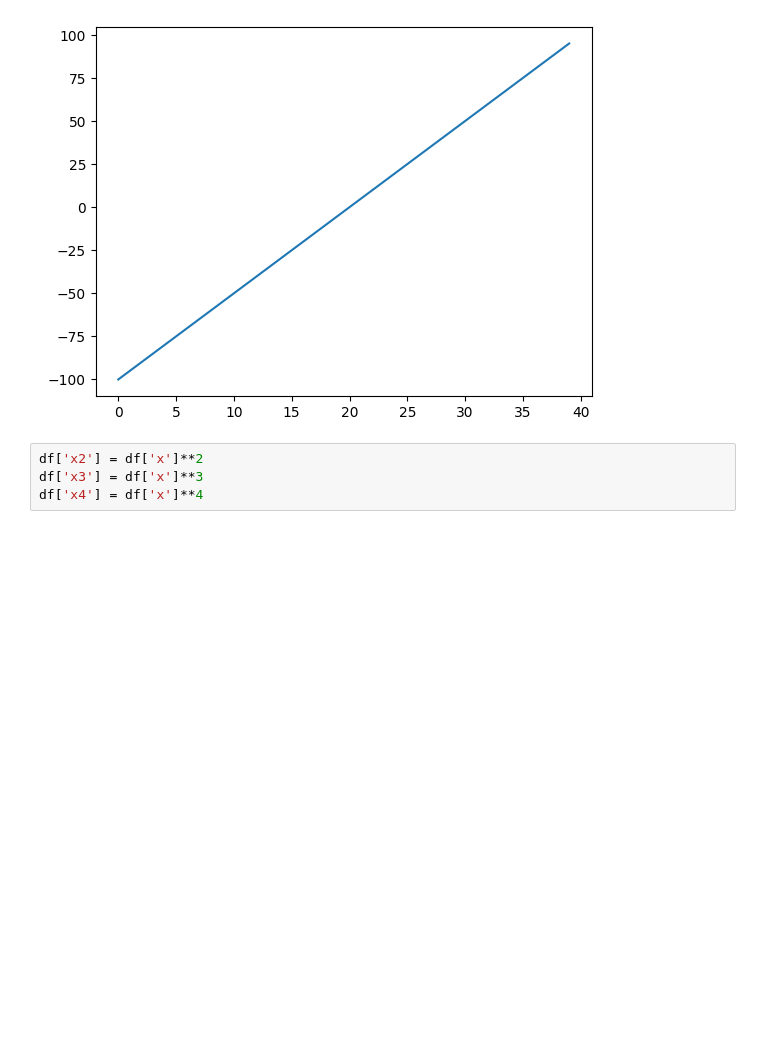
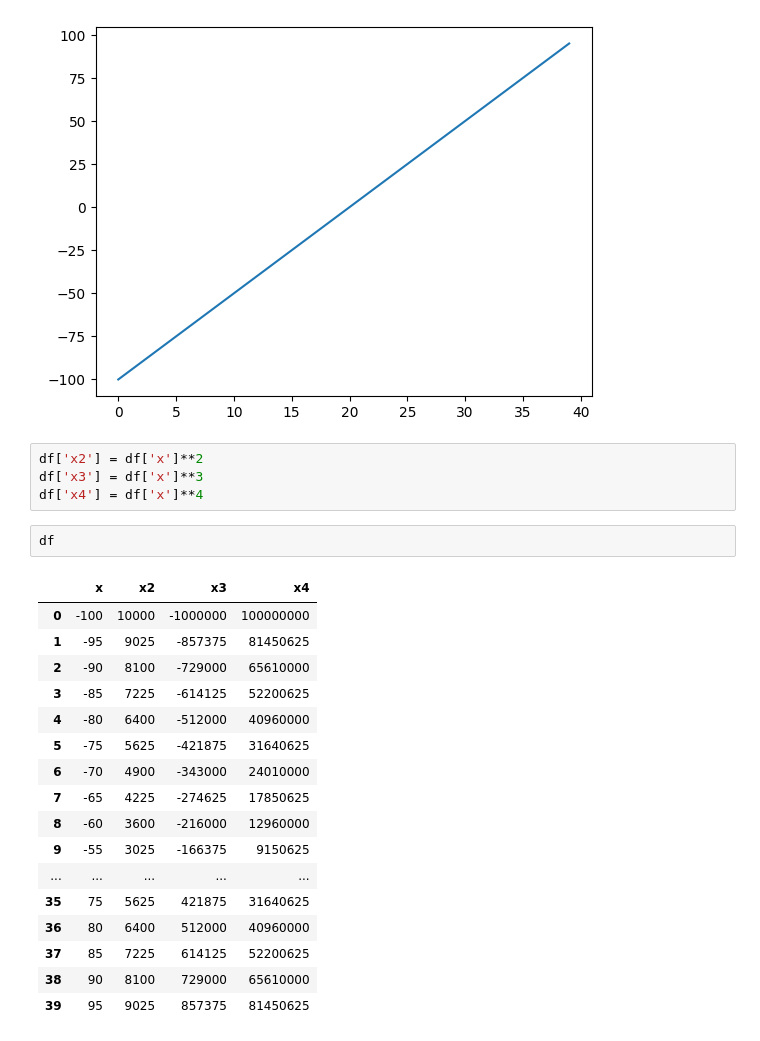
Before and after one commit to aakarshitpathak/AI-and-ML-Full-Syllabus, a Jupyter notebook: Regression/polynomials_regression.ipynb, the cells around one changed output. Saved outputs shown, nothing was run; the diff lists cells and outputs as text; blank space fills up the shorter version.

```diff
--- a/Regression/polynomials_regression.ipynb
+++ b/Regression/polynomials_regression.ipynb
@@ -70,3 +70,23 @@ plt.plot(df['x'])
 df['x2'] = df['x']**2
 df['x3'] = df['x']**3
 df['x4'] = df['x']**4
+# %%
+df
+# %% [output]
+|  | x | x2 | x3 | x4 |
+| 0 | -100 | 10000 | -1000000 | 100000000 |
+| 1 | -95 | 9025 | -857375 | 81450625 |
+| 2 | -90 | 8100 | -729000 | 65610000 |
+| 3 | -85 | 7225 | -614125 | 52200625 |
+| 4 | -80 | 6400 | -512000 | 40960000 |
+| 5 | -75 | 5625 | -421875 | 31640625 |
+| 6 | -70 | 4900 | -343000 | 24010000 |
+| 7 | -65 | 4225 | -274625 | 17850625 |
+| 8 | -60 | 3600 | -216000 | 12960000 |
+| 9 | -55 | 3025 | -166375 | 9150625 |
+| ... | ... | ... | ... | ... |
+| 35 | 75 | 5625 | 421875 | 31640625 |
+| 36 | 80 | 6400 | 512000 | 40960000 |
+| 37 | 85 | 7225 | 614125 | 52200625 |
+| 38 | 90 | 8100 | 729000 | 65610000 |
+| 39 | 95 | 9025 | 857375 | 81450625 |
```
Also changed, not shown: parts of 1 cell of this notebook.
